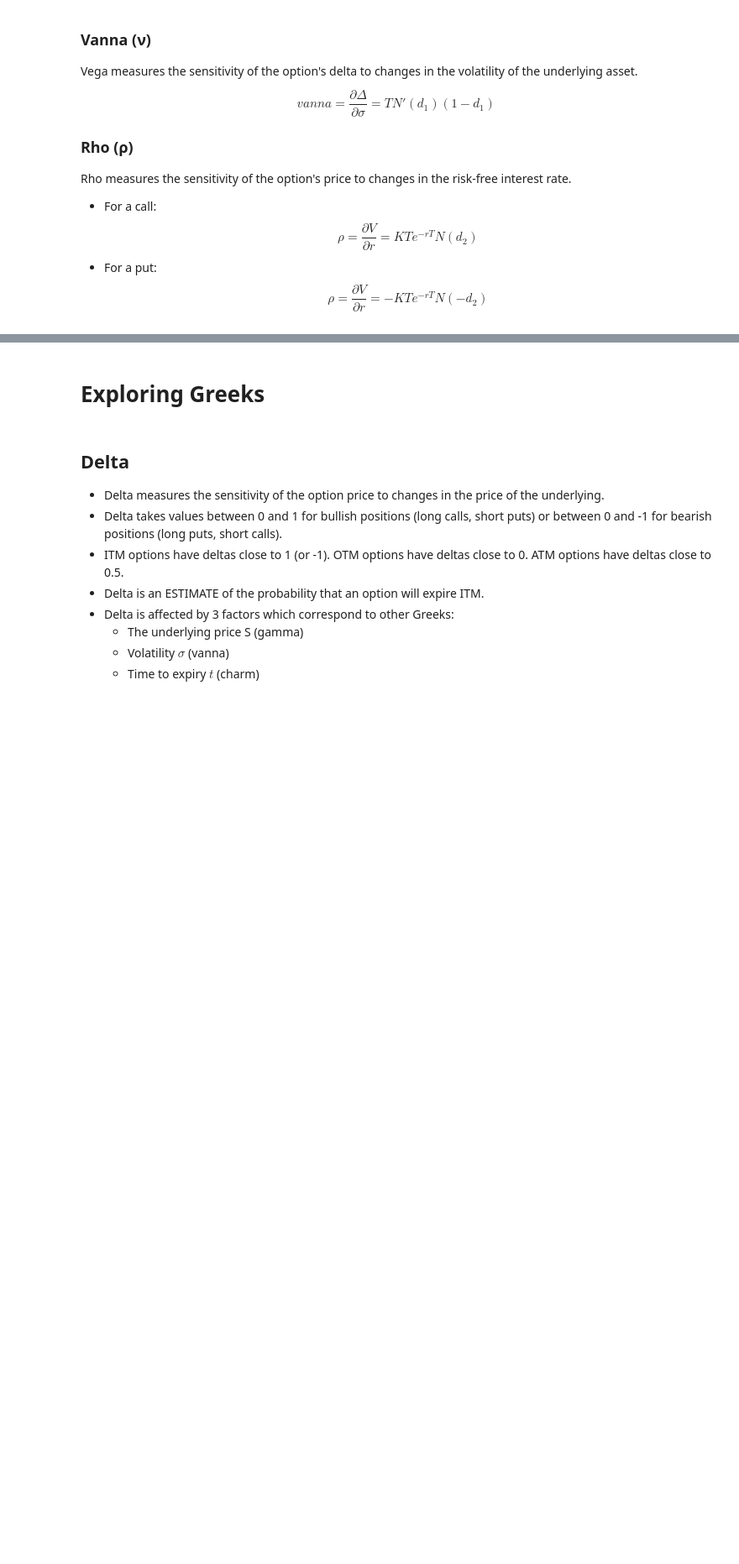
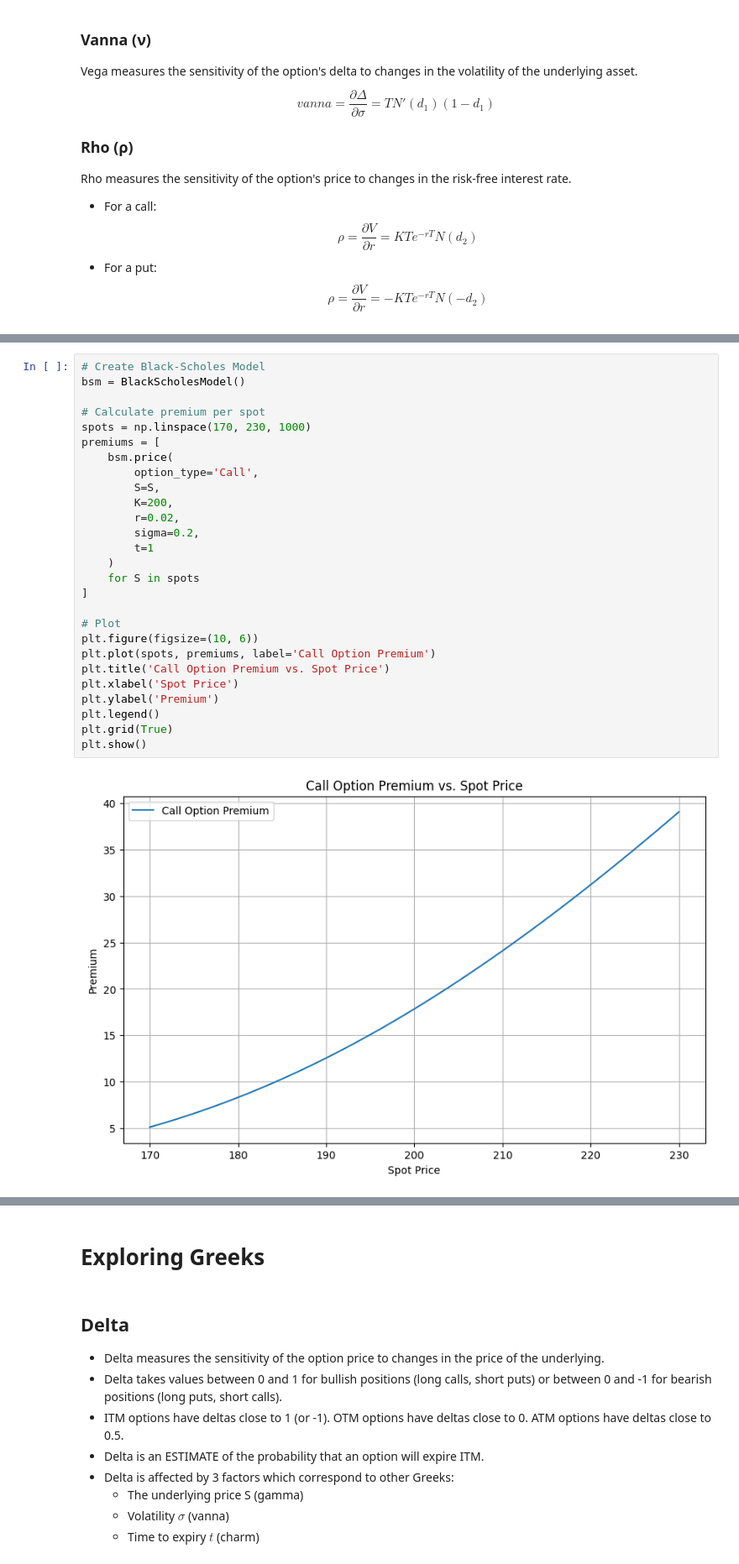
Before and after one commit to ed-churchill/implied-order-book, a Jupyter notebook: black-scholes-modelling.ipynb, the cells around one changed output, grey strips where cells are left out. Shown at 84% size. Drawn from its saved outputs; the diff is of its cells as text; blank space fills up the shorter version.

```diff
--- a/black-scholes-modelling.ipynb
+++ b/black-scholes-modelling.ipynb
@@ -697,0 +706,29 @@ bsm = BlackScholesModel()
+# %%
+# Create Black-Scholes Model
+bsm = BlackScholesModel()
+
+# Calculate premium per spot
+spots = np.linspace(170, 230, 1000)
+premiums = [
+    bsm.price(
+        option_type='Call',
+        S=S,
+        K=200,
+        r=0.02,
+        sigma=0.2,
+        t=1
+    )
+    for S in spots
+]
+
+# Plot
+plt.figure(figsize=(10, 6))
+plt.plot(spots, premiums, label='Call Option Premium')
+plt.title('Call Option Premium vs. Spot Price')
+plt.xlabel('Spot Price')
+plt.ylabel('Premium')
+plt.legend()
+plt.grid(True)
+plt.show()
+# %% [output]
+[figure, added]
```
Also changed, not shown: parts of 11 cells of this notebook.
